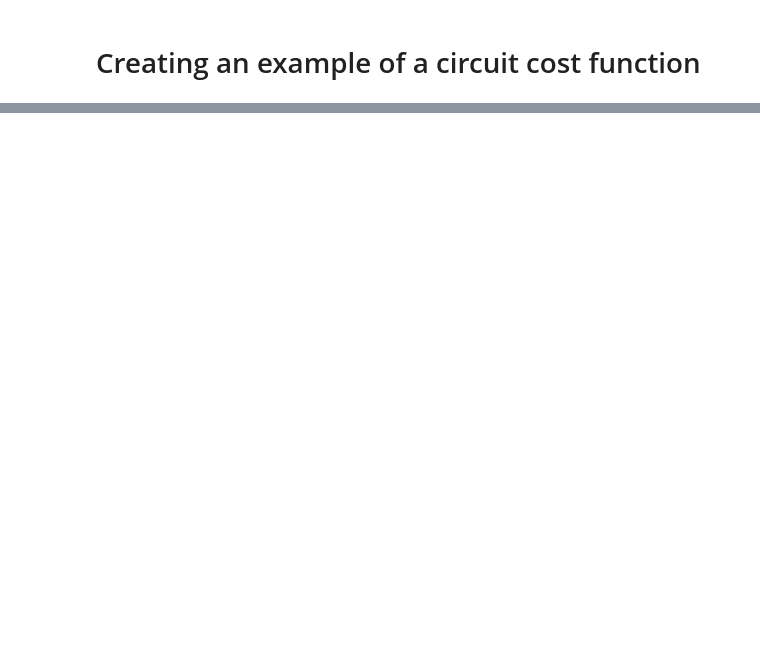
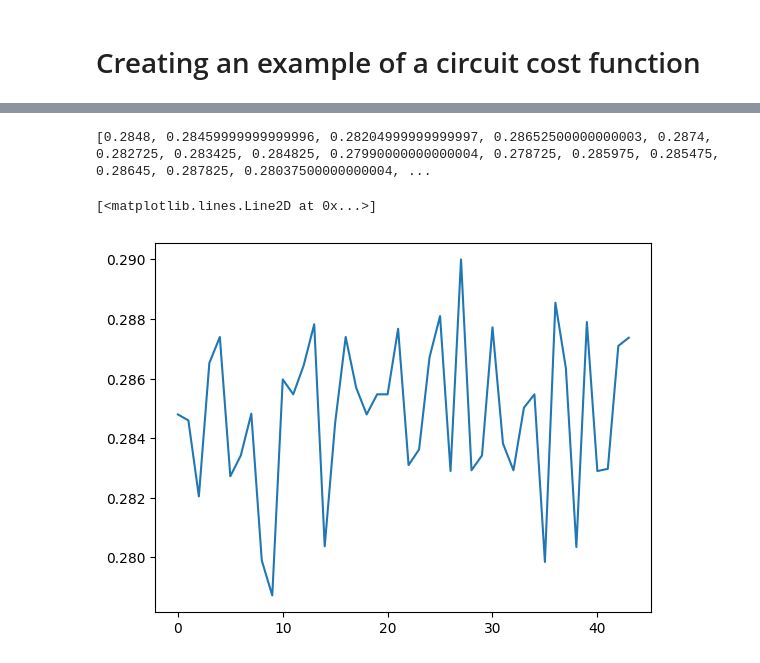
Before and after one commit to AdrianoLusso/QuantumQuipu_NoiseAndNativeGates, a Jupyter notebook: Codigo/Creating a circuit cost function.ipynb, the cells around one changed output, grey strips where cells are left out. Drawn from its saved outputs; the diff is of its cells as text; code cells hidden in the pictures; blank space fills up the shorter version.

```diff
--- a/Codigo/Creating a circuit cost function.ipynb
+++ b/Codigo/Creating a circuit cost function.ipynb
@@ -69,0 +113,34 @@ cost: 1.1254
+# %%
+from scipy.optimize import minimize
+costs = []
+
+# setting up the fixed parameters
+depol_noise_prob = 0.1
+num_iterations = 4
+num_qubits = 4
+
+#noise model
+unm = Unified_Noise_Model()
+unm.add_depolarizing_channel(depol_noise_prob,['rz'],[])
+print(unm.noise_model)
+
+#cost function
+
+#There are the multipl
+angles = []
+for i in range(num_iterations):
+    random_phi = randrange(0,20,step=1)
+    random_phi = random_phi / 10
+    angles.append(random_phi * pi)
+
+print('angles:', angles)
+
+result = minimize(
+fun=cost_func2,
+x0=angles,
+args=(num_qubits,num_iterations,unm.noise_model),
+method='COBYLA',
+)
+print('result: ',result)
+print('checking minimized parameters:')
+cost_func2(result.x,num_qubits,num_iterations,unm.noise_model)
@@ -69,0 +166,9 @@ cost: 1.1254
+# %%
+import matplotlib.pyplot as plt
+
+print(costs)
+plt.plot(range(len(costs)),costs, label='Cost Function')
+# %% [output]
+[0.2848, 0.28459999999999996, 0.28204999999999997, 0.28652500000000003, 0.2874, 0.282725, 0.283425, 0.284825, 0.27990000000000004, 0.278725, 0.285975, 0.285475, 0.28645, 0.287825, 0.28037500000000004, ...
+[<matplotlib.lines.Line2D at 0x...>]
+[figure, added]
```
Also changed, not shown: parts of 6 cells of this notebook, 1 other file.
